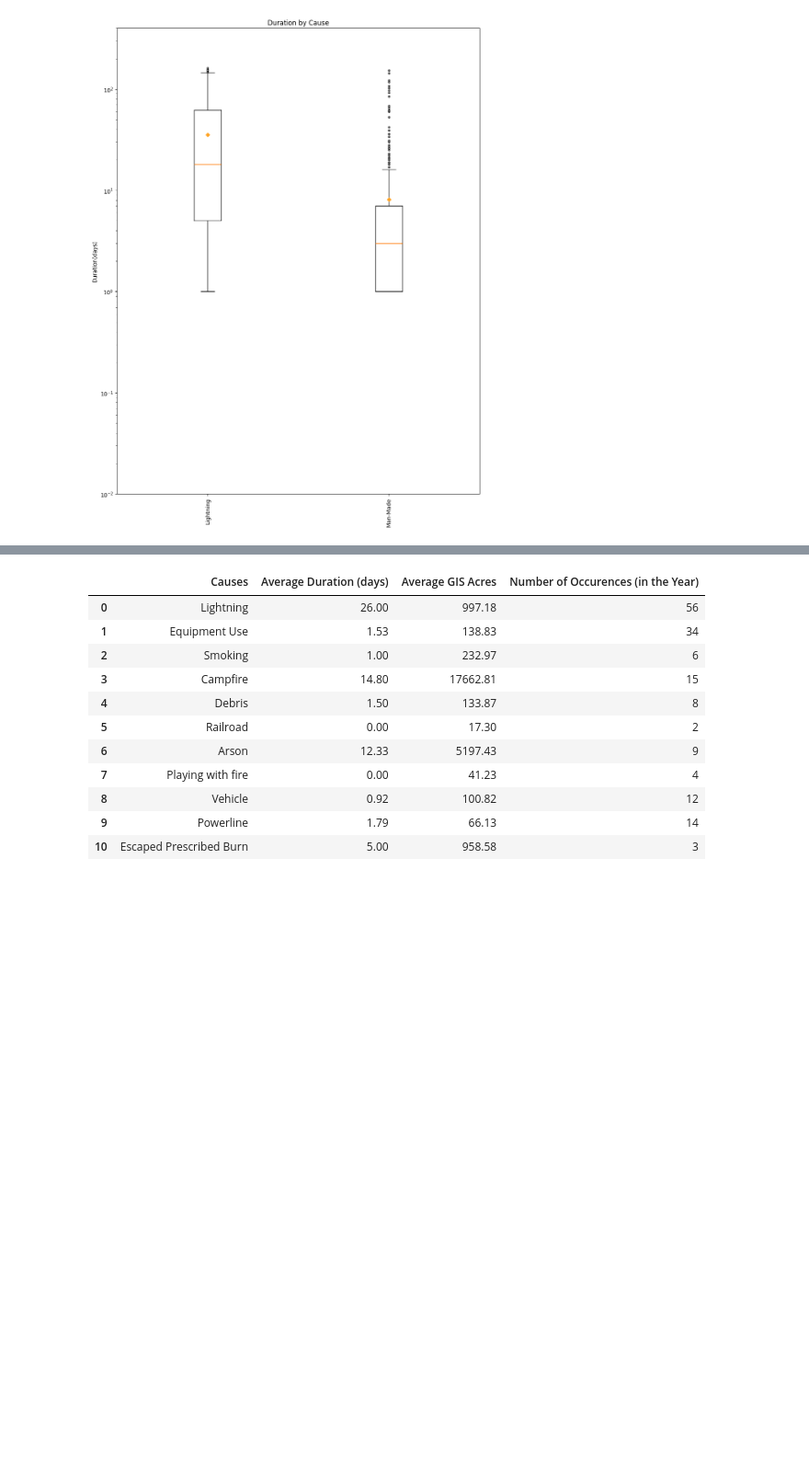
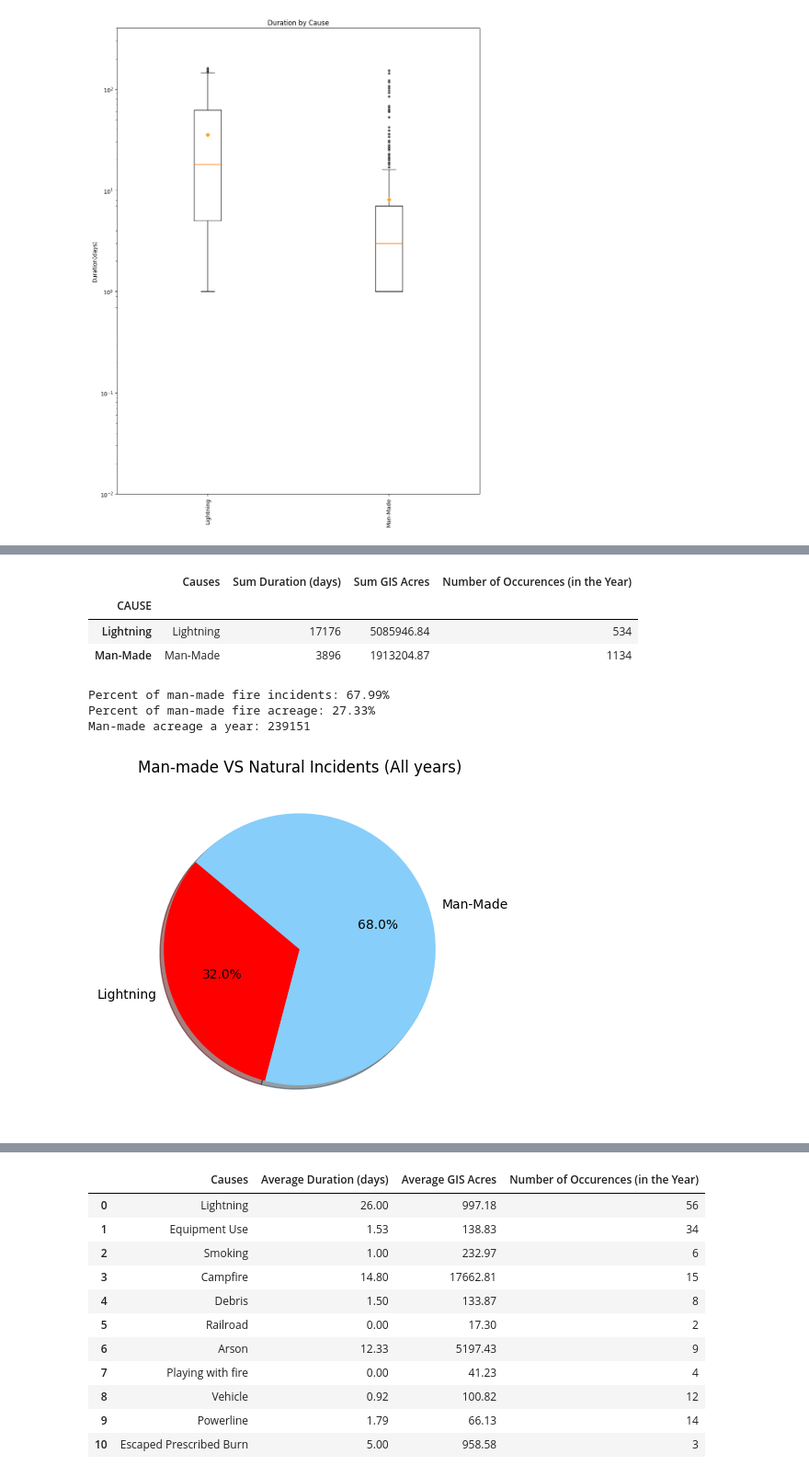
Before and after one commit to epsilonite/pandas-project, a Jupyter notebook: California Wildfire Seasonality/Long/Merged_Ignition_Source.ipynb, the cells around one changed output, grey strips where cells are left out. Shown at 92% size. Drawn from its saved outputs; the diff is of its cells as text; code cells hidden in the pictures; blank space fills up the shorter version.

```diff
--- a/California Wildfire Seasonality/Long/Merged_Ignition_Source.ipynb
+++ b/California Wildfire Seasonality/Long/Merged_Ignition_Source.ipynb
@@ -217,3 +217,11 @@ plt.savefig("outputs/manVSnat_boxplot_duration.png")
 plt.show()
 # %% [output]
 [figure]
+# %%
+cause_list = fire_data_merged_df['CAUSE'].unique()
+value_to_remove = 'Miscellaneous'
+new_arr = cause_list[cause_list != value_to_remove]
+value_to_remove = 'Unknown/Unidentified'
+cause_list = new_arr[new_arr != value_to_remove]
+cause_gis = fire_data_merged_df[fire_data_merged_df['CAUSE'].isin(cause_list)]
+cause_gis
@@ -219,0 +276,42 @@ plt.show()
+# %%
+# Get the count of the number of unique causes
+counts = cause_df.groupby('CAUSE').size()
+
+# Create new DataFrame showing the Causes, Average Duration, Average GIS Acres, and Number of Incidents for each cause
+source_df = pd.DataFrame({'Causes' : cause_list,
+                          'Sum Duration (days)' : sum_duration,
+                          'Sum GIS Acres' : sum_acres,
+                          'Number of Occurences (in the Year)' : counts})
+source_df
+# %% [output]
+|  | Causes | Sum Duration (days) | Sum GIS Acres | Number of Occurences (in the Year) |
+| CAUSE |  |  |  |  |
+| Lightning | Lightning | 17176 | 5085946.84 | 534 |
+| Man-Made | Man-Made | 3896 | 1913204.87 | 1134 |
+# %%
+percent_man_incidents =  round(100*(1134/source_df['Number of Occurences (in the Year)'].sum()),2)
+man_made_acres_percent = round(100*(1913204.87/source_df['Sum GIS Acres'].sum()),2)
+acreage_peryear_man = round(1913204.87/8)
+print(f'Percent of man-made fire incidents: {percent_man_incidents}%')
+print(f'Percent of man-made fire acreage: {man_made_acres_percent}%')
+print(f'Man-made acreage a year: {acreage_peryear_man}')
+# %% [output]
+Percent of man-made fire incidents: 67.99%
+Percent of man-made fire acreage: 27.33%
+Man-made acreage a year: 239151
+# %%
+# Labels for the sections of our pie chart
+labels = source_df['Causes']
+
+# The values of each section of the pie chart
+sizes = source_df['Number of Occurences (in the Year)']
+
+# The colors of each section of the pie chart
+colors = ["red", "lightskyblue"]
+plt.pie(sizes, labels=labels, colors=colors,
+        autopct="%1.1f%%", shadow=True, startangle=140)
+plt.title('Man-made VS Natural Incidents (All years)')
+plt.savefig("outputs/manVSnat_pieInc.png")
+plt.show()
+# %% [output]
+[figure, added]
```
Also changed, not shown: parts of 3 cells of this notebook, 2 other files.
